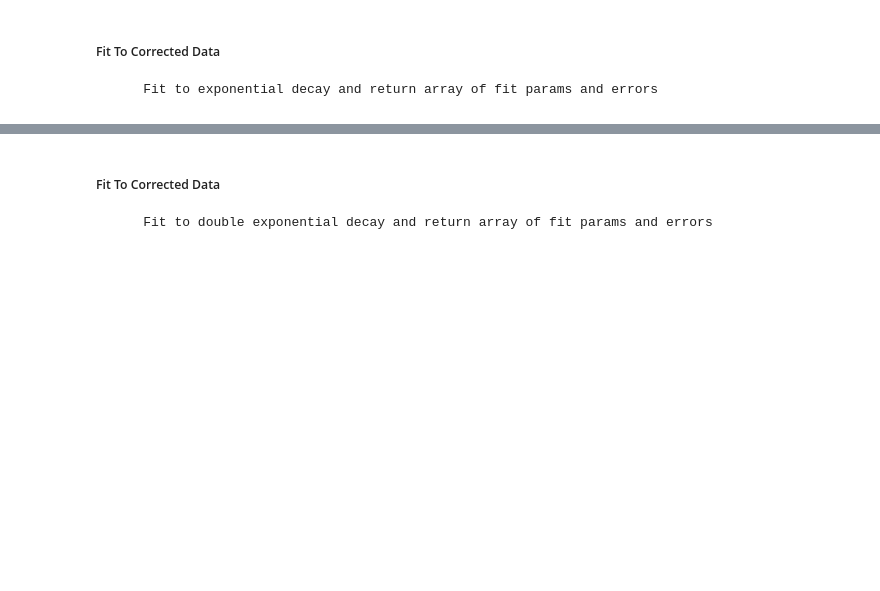
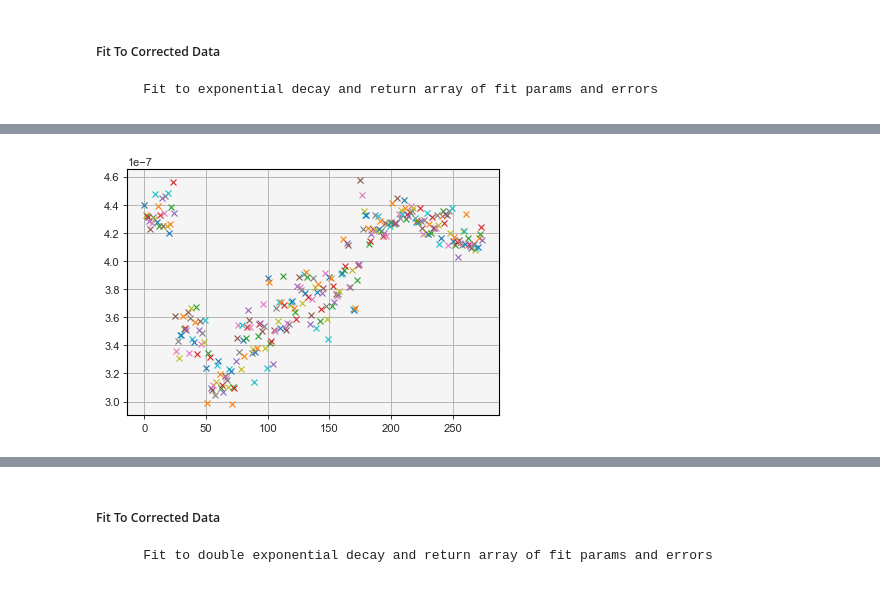
Before and after one commit to SMK-UK/Spectroscopy, a Jupyter notebook: T1_Analysis.ipynb, the cells around one changed output, grey strips where cells are left out. Cells and saved outputs as stored; diff of their text form; code cells hidden in the pictures; blank space fills up the shorter version.

```diff
--- a/T1_Analysis.ipynb
+++ b/T1_Analysis.ipynb
@@ -220,2 +266,12 @@ dI0 : 24.71 mV, dT1 : 0.007 us, dY0 : 6.92 mV
+# %%
+count = 0
+mp.figure()
+for time_set, data_set in zip(time_cut_data_sets, trans_corrected):
+    for times, datas in zip(time_set, data_set):
+        area = simpson(datas, times)
+        mp.plot(count, area, 'x')
+        count += 1
+# %% [output]
+[figure, added]
 # %%
 from scipy.integrate import simpson
```
Also changed, not shown: parts of 11 cells of this notebook, 2 other files.
